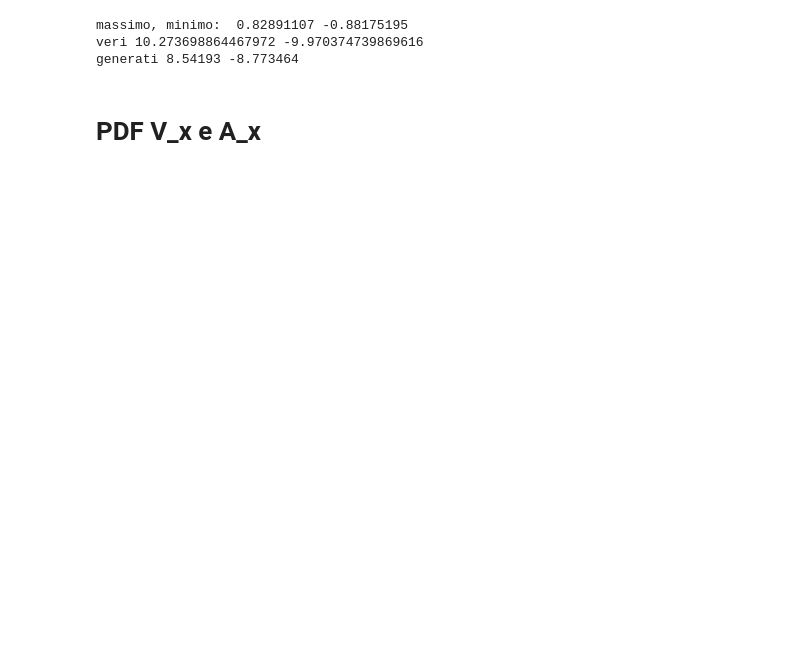
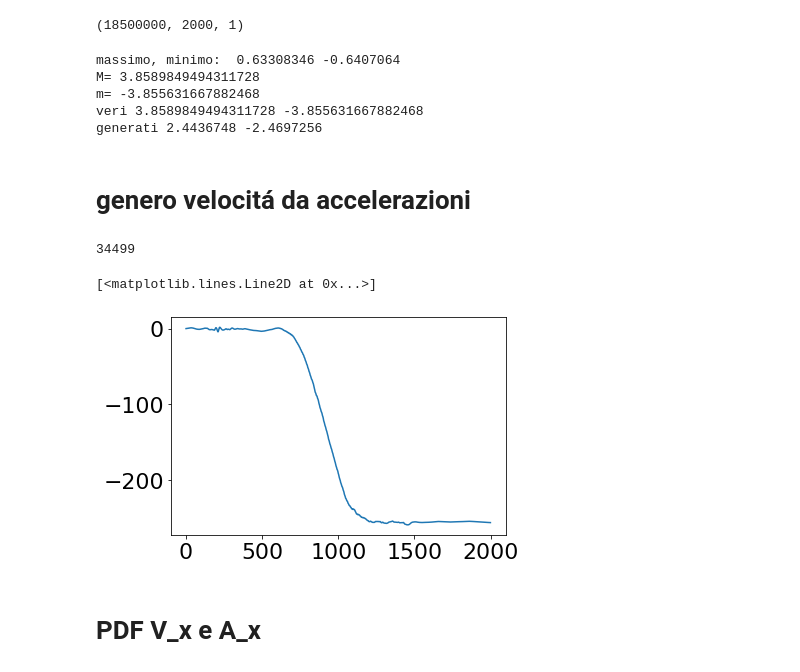
Before and after one commit to scarpma/lagrangian, a Jupyter notebook: gan_test_acc.ipynb, the cells around one changed output. Saved outputs shown, nothing was run; the diff lists cells and outputs as text; code cells hidden in the pictures; blank space fills up the shorter version.

```diff
--- a/gan_test_acc.ipynb
+++ b/gan_test_acc.ipynb
@@ -14,24 +28,33 @@ np.save(f'wgangp/runs/{run}/gen_trajs_{number}', trajs)
+# %%
+path = f'/scratch/scarpolini/lagrangian/wgangp_acc/runs/{run}/gen_trajs_{number}.npy'
+gm = np.load(path)
+gm.shape
+# %% [output]
+(18500000, 2000, 1)
 # %%
-path = f'/scratch/scarpolini/lagrangian/wgangp/runs/{run}/gen_trajs_{number}.npy'
-gen = np.load(path)
-
-M = gen.max()
-m = gen.min()
+M = gm.max()
+m = gm.min()
 print('massimo, minimo: ',M,m)
 
-#db = np.load('/scratch/scarpolini/databases/velocities.npy')[:,:,0]
-#M = db.max()
-M = 10.273698864467972
-#m = db.min()
-m = -9.970374739869616
+db = np.load('/scratch/scarpolini/databases/accelerations.npy')[:,:,0]
+M = db.max()
+m = db.min()
+print('M=',M)
+print('m=',m)
+M_v = 10.273698864467972
+m_v = -9.970374739869616
 semidisp = (M-m)/2.
 media = (M+m)/2.
-gen = gen*semidisp + media
+gm = gm*semidisp + media
 print('veri',M,m)
-M = gen.max()
-m = gen.min()
+M = gm.max()
+m = gm.min()
 print('generati',M,m)
 # %% [output]
-massimo, minimo:  0.82891107 -0.88175195
-veri 10.273698864467972 -9.970374739869616
-generati 8.54193 -8.773464
+massimo, minimo:  0.63308346 -0.6407064
+M= 3.8589849494311728
+m= -3.855631667882468
+veri 3.8589849494311728 -3.855631667882468
+generati 2.4436748 -2.4697256
+# %% [markdown]
+# genero velocitá da accelerazioni
@@ -38,3 +76,12 @@ generati 8.54193 -8.773464
+# %%
+gen[2435:].min(axis=1).argmin()
+# %% [output]
+34499
+# %%
+plt.plot(gen[34499+2435])
+# %% [output]
+[<matplotlib.lines.Line2D at 0x...>]
+[figure, added]
 # %% [markdown]
 # PDF V_x e A_x
 # %%
```
Also changed, not shown: parts of 16 cells of this notebook, 21 other files.
